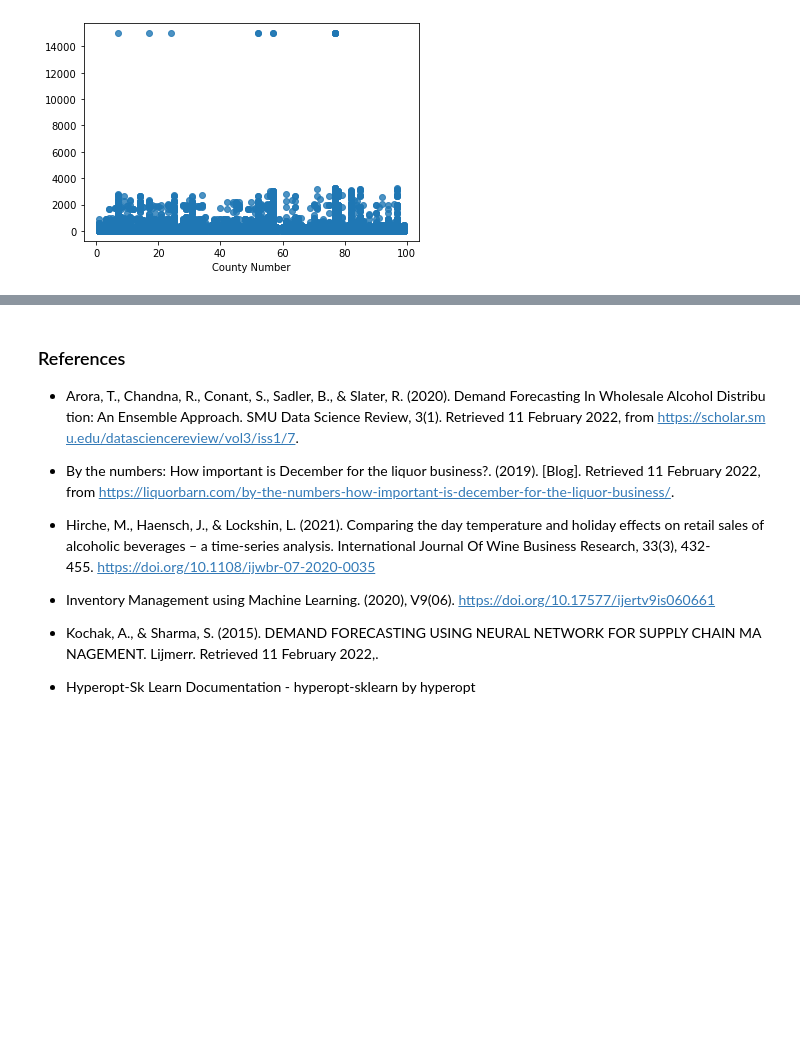
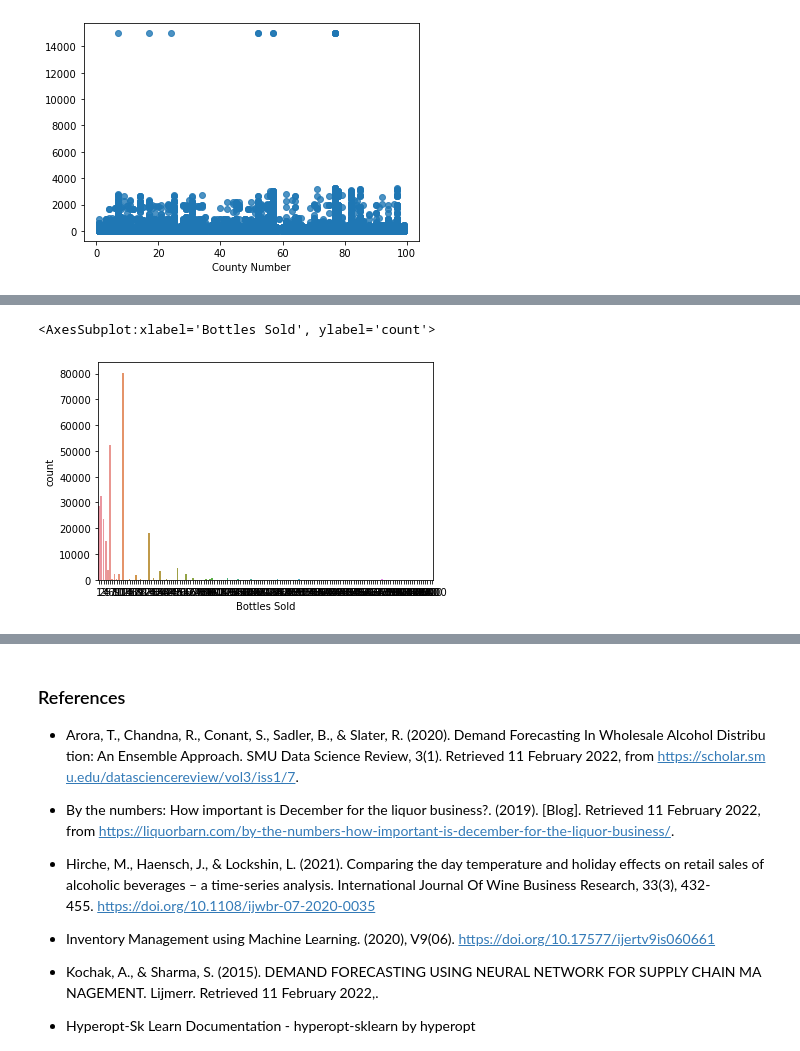
Before and after one commit to ruwzeta/alcholsalespredictioniowa, a Jupyter notebook: Group 7 - Final Submission Emerging Tech Project.ipynb, the cells around one changed output, grey strips where cells are left out. Saved outputs shown, nothing was run; the diff lists cells and outputs as text; code cells hidden in the pictures; blank space fills up the shorter version.

```diff
--- a/Group 7 - Final Submission Emerging Tech Project.ipynb
+++ b/Group 7 - Final Submission Emerging Tech Project.ipynb
@@ -461,0 +501,2 @@ sns.regplot(x=X_test['County Number'], y=rfr_y_predicts)
+# %%
+ILS_cleaned = ILS_cleaned[ILS_cleaned.County == 'polk']
@@ -461,0 +518,6 @@ sns.regplot(x=X_test['County Number'], y=rfr_y_predicts)
+# %%
+# Count plot for the Bottles Sold
+sb.countplot(ILS_cleaned['Bottles Sold'],)
+# %% [output]
+<AxesSubplot:xlabel='Bottles Sold', ylabel='count'>
+[figure, added]
```
Also changed, not shown: parts of 61 cells of this notebook.
